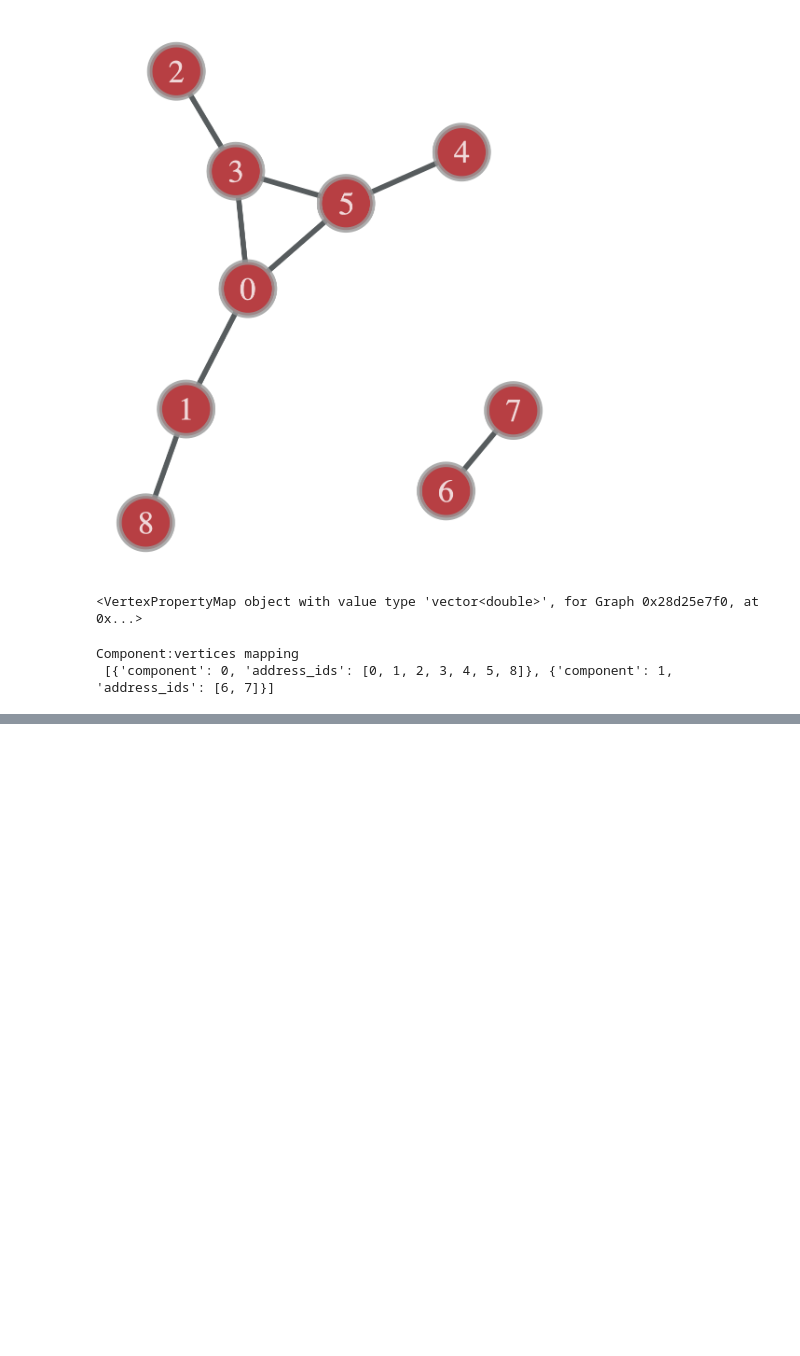
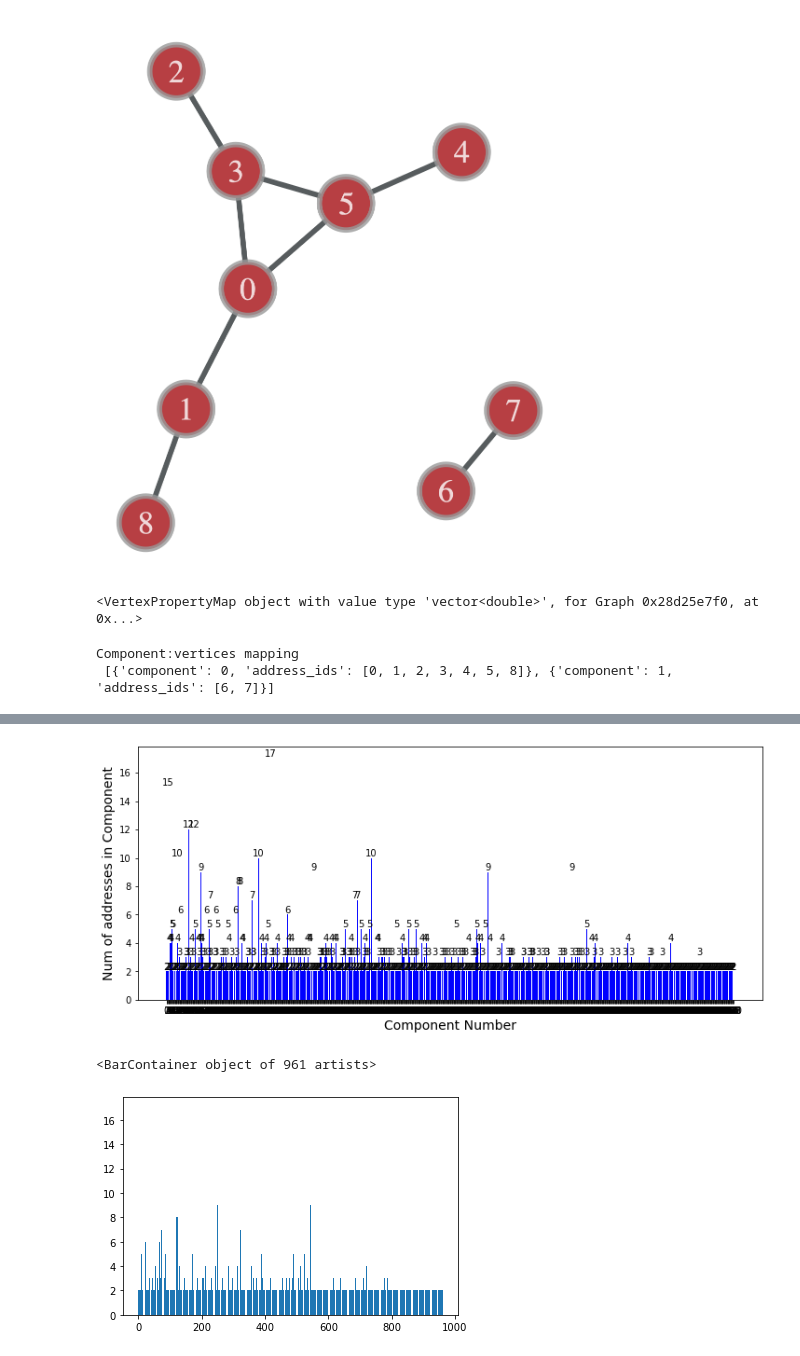
Before and after one commit to NidhiAgrawal27/Masters_Project, a Jupyter notebook: correspondence_network/src/mains/trial.ipynb, the cells around one changed output, grey strips where cells are left out. Cells and saved outputs as stored; diff of their text form; code cells hidden in the pictures; blank space fills up the shorter version.

```diff
--- a/correspondence_network/src/mains/trial.ipynb
+++ b/correspondence_network/src/mains/trial.ipynb
@@ -145,4 +145,24 @@ df.to_csv('../../logs/sample_logs/generated_files/components.csv', index=False)
 # %% [output]
 Component:vertices mapping
  [{'component': 0, 'address_ids': [0, 1, 2, 3, 4, 5, 8]}, {'component': 1, 'address_ids': [6, 7]}]
+# %%
+import matplotlib.pyplot as plt
+
+# Function to plot bar graph  given a dataframe
+def plot_bar_or_line_graph(df, graph_type, ylabel, xlabel, title, colour, ylog, rotation):
+    plt.figure(figsize=(12,5))
+    if graph_type == 'bar':
+        plot_bar = plt.bar(df.index, df, color=colour)
+        plt.bar_label(plot_bar)
+    elif graph_type == 'line':
+        plot_bar = plt.plot(df.index, df, color=colour)
+    if ylog == 1:
+        plt.yscale('log')
+    plt.ylabel(ylabel, size = 14)
+    plt.xlabel(xlabel, size = 14)
+    plt.xticks(df.index, rotation = rotation)
+    plt.title(title, size = 16)
+    plt.show()
+
+    return plt
 # %%
@@ -154,0 +186,8 @@ df
+# %%
+plot_bar_or_line_graph(df['num_of_addrs'], 'bar', 'Num of addresses in Component', 'Component Number', '', 'blue', 0, 0)
+
+plt.bar(df['component'], df['num_of_addrs'])
+# %% [output]
+[figure, added]
+<BarContainer object of 961 artists>
+[figure, added]
```
Also changed, not shown: parts of 1 cell of this notebook, 32 other files.
